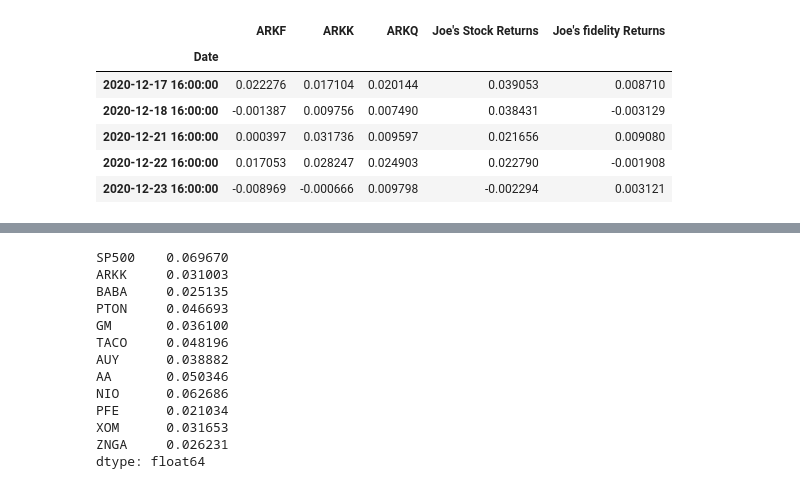
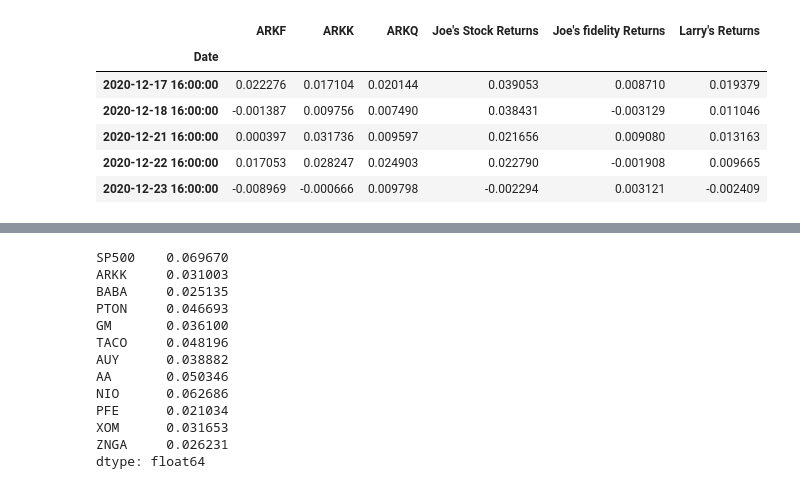
Before and after one commit to whitneydt/Project-FI-Data, a Jupyter notebook: Visualizations.ipynb, the cells around one changed output, grey strips where cells are left out. Drawn from its saved outputs; the diff is of its cells as text; code cells hidden in the pictures.

```diff
--- a/Visualizations.ipynb
+++ b/Visualizations.ipynb
@@ -33,23 +28,25 @@ ETF_Return_Path = Path('ETF_Daily_Returns')
 Joe_stock_path = Path('/Users/whitneyturner/Project-FI-Data/Performance_Data/Joe_Stock_Portfolio/Joes_Weighted_Returns')
 Joe_fidelity_path = Path('/Users/whitneyturner/Project-FI-Data/Joe_Fidelity_Stock_Data/Resources/Joe_Fidelity_Weighted_Returns')
 sharpe_path = Path('/Users/whitneyturner/Project-FI-Data/STD_and_Sharpe_Risk_Analysis/Sharpe_Ratio_returns.csv')
+larry_path = Path('/Users/whitneyturner/Project-FI-Data/Performance_Data/larry_port_retun.csv')
 # %%
 #Read in data
 etf_df = pd.read_csv(ETF_Return_Path, index_col="Date", parse_dates=True, infer_datetime_format=True)
 joe_stock_df = pd.read_csv(Joe_stock_path, index_col="Date", parse_dates=True, infer_datetime_format=True)
 joe_fid_df = pd.read_csv(Joe_fidelity_path, index_col="Date", parse_dates=True, infer_datetime_format=True)
+larry_df = pd.read_csv(larry_path, index_col = "Date", parse_dates=True, infer_datetime_format=True)
 # %%
 #Combine Daily Returns into one data framerame
-combined_df = pd.concat([etf_df, joe_stock_df, joe_fid_df], axis = 'columns', join = 'inner').dropna()
+combined_df = pd.concat([etf_df, joe_stock_df, joe_fid_df, larry_df], axis = 'columns', join = 'inner').dropna()
 combined_df.head()
 # %% [output]
-|  | ARKF | ARKK | ARKQ | Joe's Stock Returns | Joe's fidelity Returns |
-| Date |  |  |  |  |  |
-| 2020-12-17 16:00:00 | 0.022276 | 0.017104 | 0.020144 | 0.039053 | 0.008710 |
-| 2020-12-18 16:00:00 | -0.001387 | 0.009756 | 0.007490 | 0.038431 | -0.003129 |
-| 2020-12-21 16:00:00 | 0.000397 | 0.031736 | 0.009597 | 0.021656 | 0.009080 |
-| 2020-12-22 16:00:00 | 0.017053 | 0.028247 | 0.024903 | 0.022790 | -0.001908 |
-| 2020-12-23 16:00:00 | -0.008969 | -0.000666 | 0.009798 | -0.002294 | 0.003121 |
+|  | ARKF | ARKK | ARKQ | Joe's Stock Returns | Joe's fidelity Returns | Larry's Returns |
+| Date |  |  |  |  |  |  |
+| 2020-12-17 16:00:00 | 0.022276 | 0.017104 | 0.020144 | 0.039053 | 0.008710 | 0.019379 |
+| 2020-12-18 16:00:00 | -0.001387 | 0.009756 | 0.007490 | 0.038431 | -0.003129 | 0.011046 |
+| 2020-12-21 16:00:00 | 0.000397 | 0.031736 | 0.009597 | 0.021656 | 0.009080 | 0.013163 |
+| 2020-12-22 16:00:00 | 0.017053 | 0.028247 | 0.024903 | 0.022790 | -0.001908 | 0.009665 |
+| 2020-12-23 16:00:00 | -0.008969 | -0.000666 | 0.009798 | -0.002294 | 0.003121 | -0.002409 |
 # %%
 #Read in Sharpe Ratio Data
 sharpe_df = pd.read_csv(sharpe_path, index_col="Date", parse_dates=True, infer_datetime_format=True)
```
Also changed, not shown: parts of 2 cells of this notebook, 4 other files.
